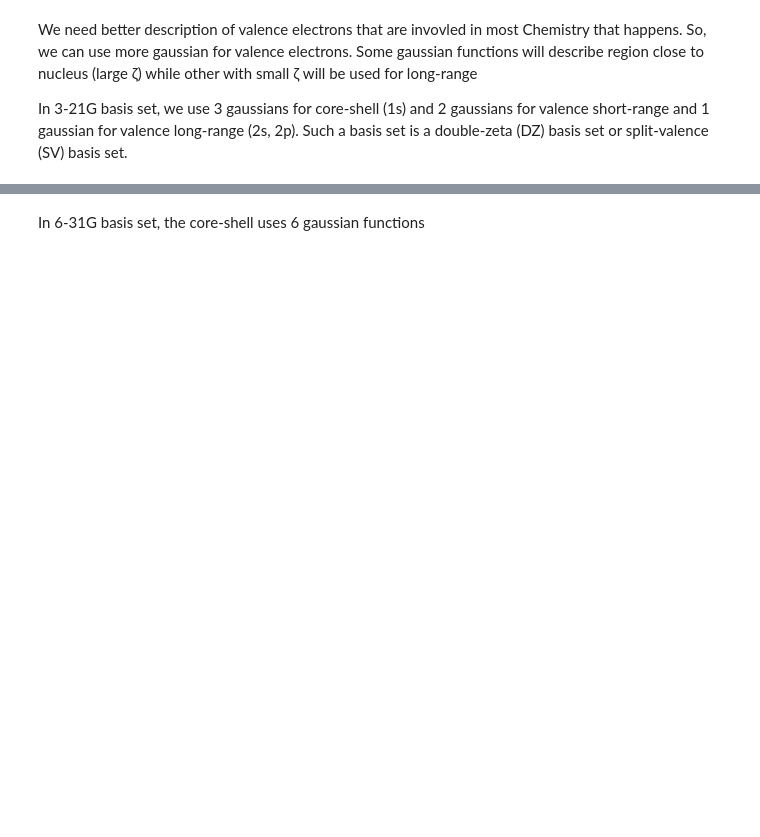
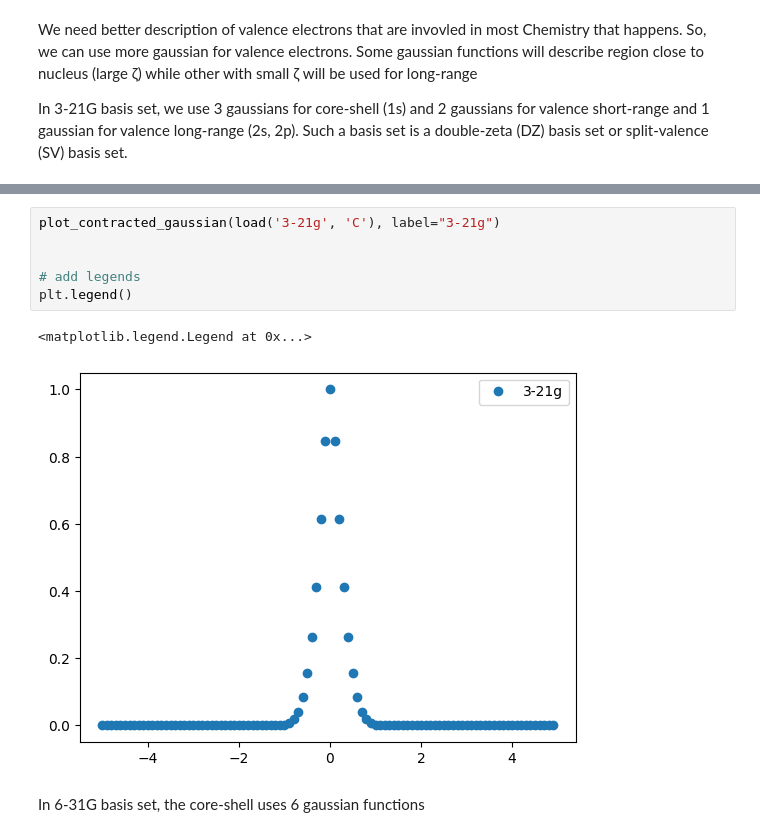
Before and after one commit to ChemistZee/python_quantum_chemistry_introductory, a Jupyter notebook: DFT_basics_SCF,_OPT,_Freq.ipynb, the cells around one changed output, grey strips where cells are left out. Cells and saved outputs as stored; diff of their text form; blank space fills up the shorter version.

```diff
--- a/DFT_basics_SCF,_OPT,_Freq.ipynb
+++ b/DFT_basics_SCF,_OPT,_Freq.ipynb
@@ -217,2 +274,11 @@ load("3-21g",'C')
+# %%
+plot_contracted_gaussian(load('3-21g', 'C'), label="3-21g")
+
+
+# add legends
+plt.legend()
+# %% [output]
+<matplotlib.legend.Legend at 0x...>
+[figure, added]
 # %% [markdown]
 In 6-31G basis set, the core-shell uses 6 gaussian functions
```
Also changed, not shown: parts of 24 cells of this notebook.
